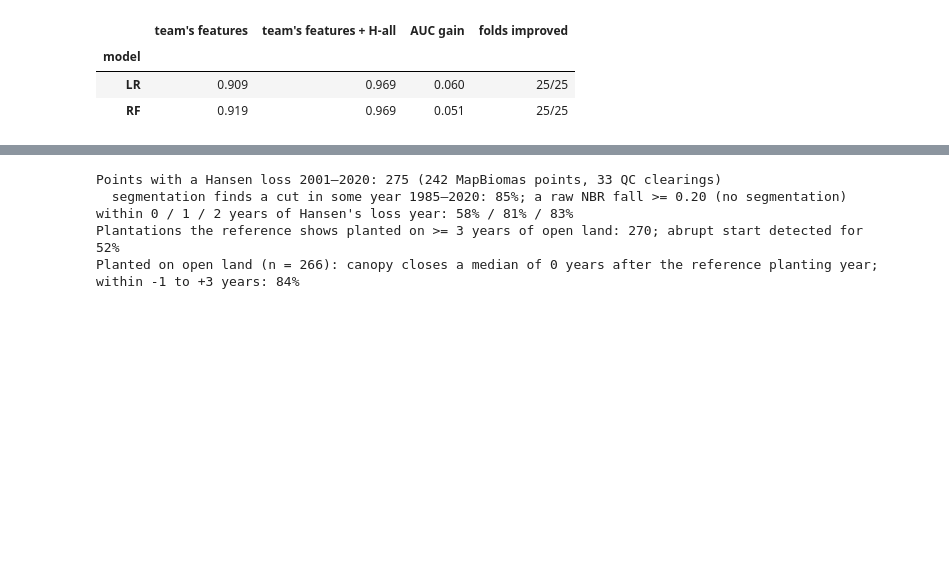
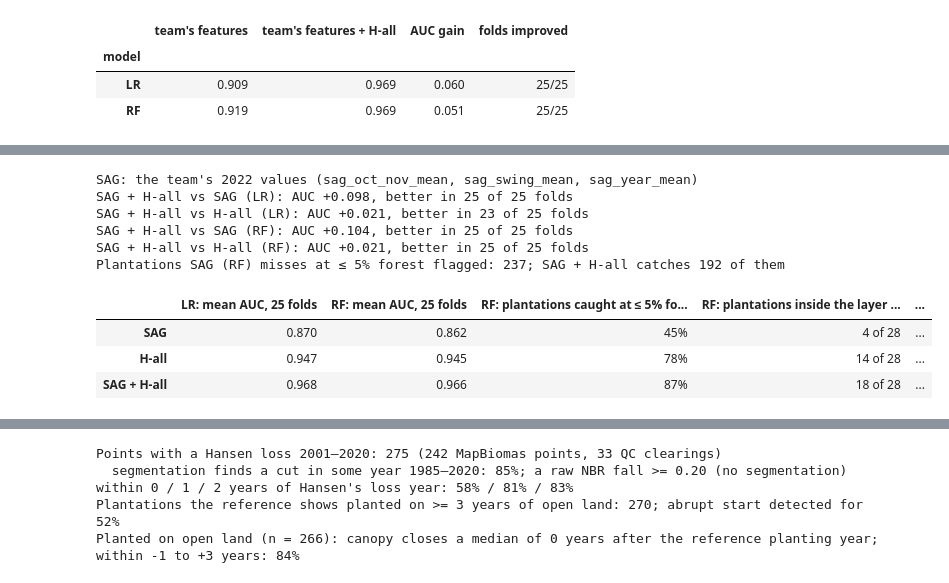
Before and after one commit to clement-docteur/mit_cropin_alab, a Jupyter notebook: harvest_cycles/harvest_cycles_findings.ipynb, the cells around one changed output, grey strips where cells are left out. Cells and saved outputs as stored; diff of their text form; code cells hidden in the pictures; blank space fills up the shorter version.

```diff
--- a/harvest_cycles/harvest_cycles_findings.ipynb
+++ b/harvest_cycles/harvest_cycles_findings.ipynb
@@ -989,0 +1057,74 @@ Adding the ten harvest features lifts the team's model from 0.909–0.919 to 0.9
+# %%
+def cropin_sag_posterior(obs, seasons=range(2019, 2026), mean_p=160, mean_n=150, sd=9):
+    # Cropin's rule: each season starts at 0.5 and is updated with every SAG value in time order (plantation 160 +- 9,
+    # other 150 +- 9), clamped to 0.1-0.9; the score is the mean over the seasons (0.5 for a season with no value).
+    # This is Cropin's per-pixel posterior at the point; near image-footprint edges their area maps may drop a season.
+    post = {}
+    obs = obs.dropna(subset=["SAG"])                                 # a blank value carries the previous posterior
+    for (pid, season), g in obs.sort_values(["time", "image"]).groupby(["pid", "season"]):
+        p = 0.5
+        for x in g.SAG.to_numpy(float):
+            a, b = np.exp(-(x - mean_p) ** 2 / (2 * sd ** 2)) * p, np.exp(-(x - mean_n) ** 2 / (2 * sd ** 2)) * (1 - p)
+            p = min(max(a / (a + b), 0.1), 0.9)
+        post[(pid, season)] = p
+    return pd.Series(post).unstack().reindex(columns=list(seasons)).fillna(0.5).mean(axis=1)
+
+
+SAG_COLS = ["sag_oct_nov_mean", "sag_swing_mean", "sag_year_mean"]   # the team's SAG values, 2022
+sag_file = DATA / "cropin_sag_observations.csv"                      # optional, from the Earth Engine script
+if sag_file.exists():
+    sag_score = cropin_sag_posterior(pd.read_csv(sag_file))
+    V["sag_cropin"], Q["sag_cropin"] = V.pid.map(sag_score).fillna(0.5), Q.pid.map(sag_score).fillna(0.5)
+    SAG_COLS = ["sag_cropin"]
+    print(f"Cropin's SAG score, from {sag_file.name}: SAG values for {V.pid.isin(sag_score.index).mean():.0%} of MapBiomas points")
+else:
+    print("SAG: the team's 2022 values (sag_oct_nov_mean, sag_swing_mean, sag_year_mean)")
+SAG_SETS = {"SAG": SAG_COLS, "SAG + H-all": SAG_COLS + HALL}
+rows, sag_oof = [], {}
+for rep in [42, 43, 44, 45, 46]:                                     # same folds as in 3.4
+    folds = list(GroupKFold(n_splits=5, shuffle=True, random_state=rep).split(V, y, municipality))
+    for name, cols in SAG_SETS.items():
+        X = V[cols].to_numpy(float)
+        for kind in ["LR", "RF"]:
+            o = np.full(len(y), np.nan)
+            for k, (tr, te) in enumerate(folds):
+                o[te] = make_model(kind, rep).fit(X[tr], y[tr]).predict_proba(X[te])[:, 1]
+                rows.append(dict(repeat=rep, fold=k, set=name, model=kind, auc=roc_auc_score(y[te], o[te])))
+            if rep == SEED:
+                sag_oof[(name, kind)] = o
+sag_oof.update({("H-all", k): oof[("H-all: ten harvest features", k)] for k in ["LR", "RF"]})
+scv = pd.concat([pd.DataFrame(rows), cv[cv.set == "H-all: ten harvest features"].assign(set="H-all")])
+by_fold = scv.set_index(["set", "model", "repeat", "fold"]).auc
+
+table = {}
+for name in ["SAG", "H-all", "SAG + H-all"]:
+    s = sag_oof[(name, "RF")]
+    flag = s >= recall_at_fpr(y, s)[2]
+    table[name] = {"LR: mean AUC, 25 folds": by_fold[name, "LR"].mean(), "RF: mean AUC, 25 folds": by_fold[name, "RF"].mean(),
+                   "RF: plantations caught at ≤ 5% forest flagged": pct(flag[y == 1].mean()),
+                   "RF: plantations inside the layer caught": f"{int(flag[p_in].sum())} of {int(p_in.sum())}",
+                   "RF: forest inside the layer flagged": pct(flag[f_in].mean())}
+for kind in ["LR", "RF"]:
+    for base in ["SAG", "H-all"]:
+        d = by_fold["SAG + H-all", kind] - by_fold[base, kind]
+        print(f"SAG + H-all vs {base} ({kind}): AUC {d.mean():+.3f}, better in {(d > 0).sum()} of {len(d)} folds")
+s_sag, s_both = sag_oof[("SAG", "RF")], sag_oof[("SAG + H-all", "RF")]
+missed_by_sag = (y == 1) & (s_sag < recall_at_fpr(y, s_sag)[2])
+print(f"Plantations SAG (RF) misses at ≤ 5% forest flagged: {missed_by_sag.sum()}; "
+      f"SAG + H-all catches {int((missed_by_sag & (s_both >= recall_at_fpr(y, s_both)[2])).sum())} of them")
+if "sag_cropin" in Q:                                                # only with Cropin's SAG observations
+    for name, cols in SAG_SETS.items():
+        sq = make_model("RF").fit(V[cols].to_numpy(float), y).predict_proba(Q[cols].to_numpy(float))[:, 1]
+        print(f"QC clearings, {name} (RF trained on MapBiomas): AUC {roc_auc_score(yq, sq):.3f}")
+pd.DataFrame.from_dict(table, orient="index").round(3)
+# %% [output]
+SAG: the team's 2022 values (sag_oct_nov_mean, sag_swing_mean, sag_year_mean)
+SAG + H-all vs SAG (LR): AUC +0.098, better in 25 of 25 folds
+SAG + H-all vs H-all (LR): AUC +0.021, better in 23 of 25 folds
+SAG + H-all vs SAG (RF): AUC +0.104, better in 25 of 25 folds
+SAG + H-all vs H-all (RF): AUC +0.021, better in 25 of 25 folds
+Plantations SAG (RF) misses at ≤ 5% forest flagged: 237; SAG + H-all catches 192 of them
+|  | LR: mean AUC, 25 folds | RF: mean AUC, 25 folds | RF: plantations caught at ≤ 5% fo... | RF: plantations inside the layer ... | ... |
+| SAG | 0.870 | 0.862 | 45% | 4 of 28 | ... |
+| H-all | 0.947 | 0.945 | 78% | 14 of 28 | ... |
+| SAG + H-all | 0.968 | 0.966 | 87% | 18 of 28 | ... |
```
Also changed, not shown: parts of 8 cells of this notebook, 3 other files.
